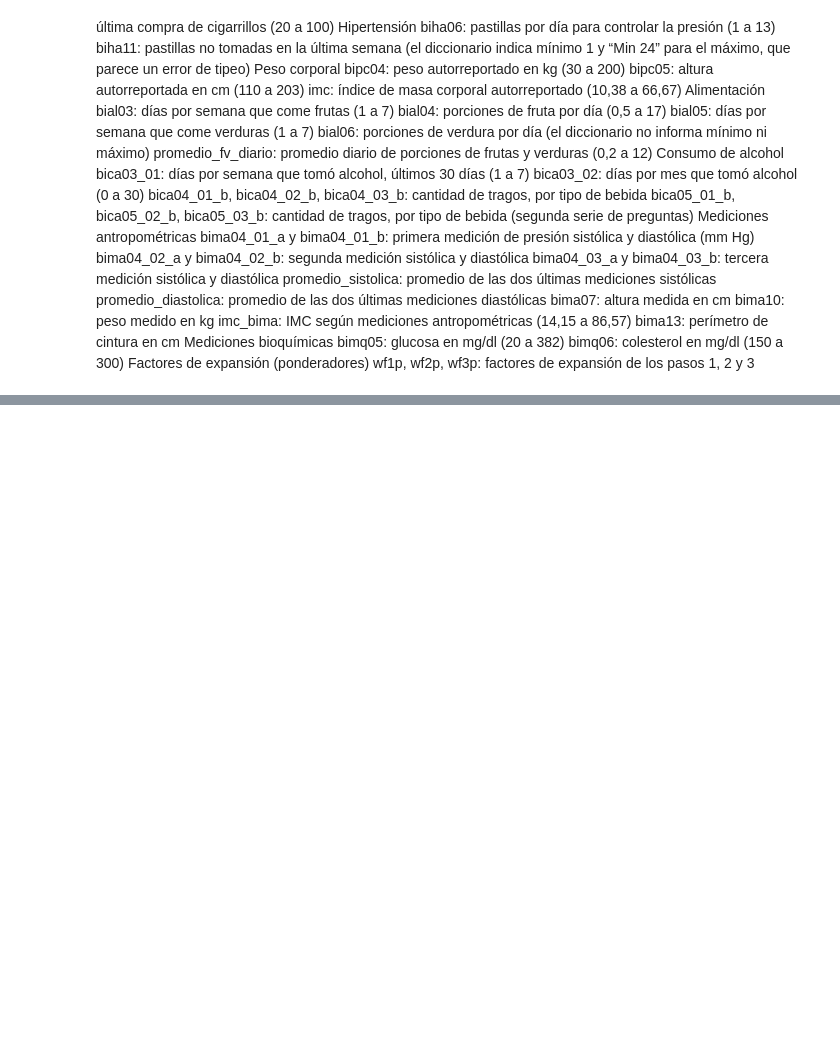
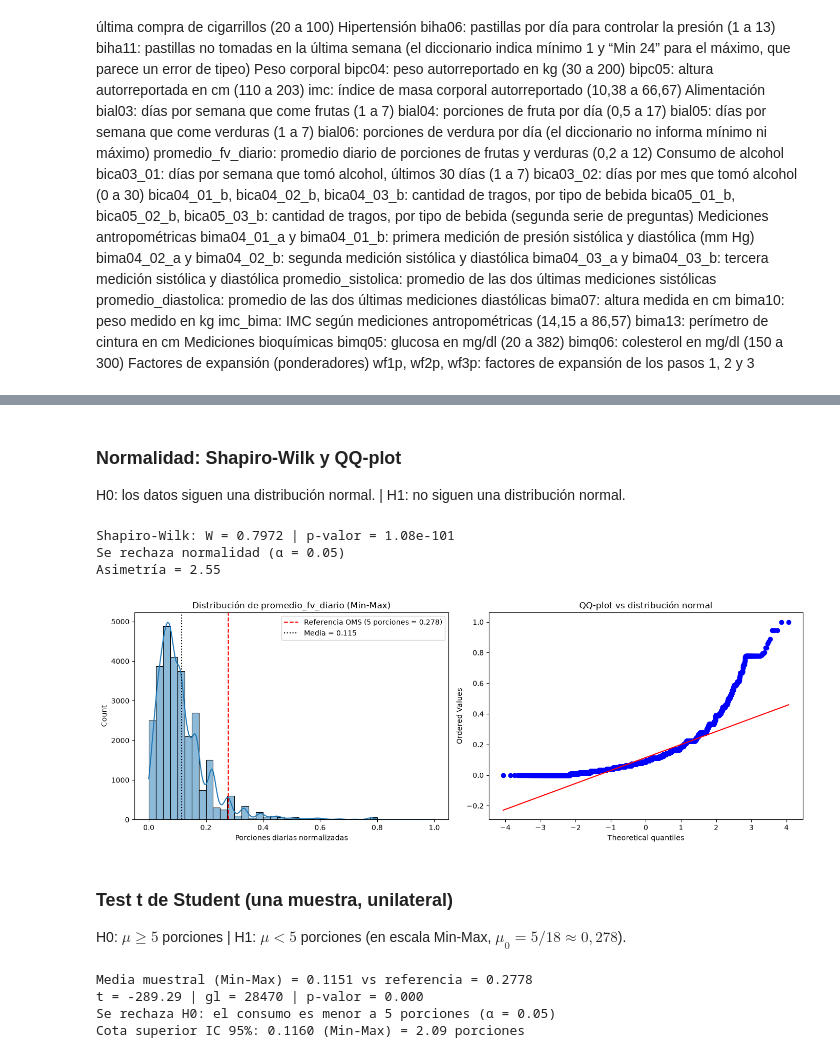
Before and after one commit to fausmurgades/Fundamentos-De-La-Ciencia-De-Datos-TP-Especial, a Jupyter notebook: nacho.ipynb, the cells around one changed output, grey strips where cells are left out. Saved outputs shown, nothing was run; the diff lists cells and outputs as text; code cells hidden in the pictures; blank space fills up the shorter version.

```diff
--- a/nacho.ipynb
+++ b/nacho.ipynb
@@ -1124,0 +1118,4 @@ print("Faltan de cols_cuantitativas:", sorted(set(cols_cuantitativas) - graficad
+# %%
+df_hipotesis_univariada_grupal = raw_data["promedio_fv_diario"].copy()
+
+df_hipotesis_univariada_grupal.describe()
@@ -1124,0 +1136,9 @@ print("Faltan de cols_cuantitativas:", sorted(set(cols_cuantitativas) - graficad
+# %%
+# Normalización Min-Max: x' = (x - min) / (max - min)  ->  escala [0, 1]
+fv = df_hipotesis_univariada_grupal.dropna()
+fv_min, fv_max = fv.min(), fv.max()
+
+fv_minmax = (fv - fv_min) / (fv_max - fv_min)
+
+print(f"min = {fv_min}, max = {fv_max}")
+fv_minmax.describe()
@@ -1124,0 +1156,54 @@ print("Faltan de cols_cuantitativas:", sorted(set(cols_cuantitativas) - graficad
+# %% [markdown]
+### Normalidad: Shapiro-Wilk y QQ-plot
+
+H0: los datos siguen una distribución normal. | H1: no siguen una distribución normal.
+# %%
+from scipy import stats
+
+# Shapiro-Wilk. H0: los datos provienen de una distribución normal
+# (OJO n > 5000)
+w_shapiro, p_shapiro = stats.shapiro(fv_minmax)
+print(f"Shapiro-Wilk: W = {w_shapiro:.4f} | p-valor = {p_shapiro:.3g}")
+print("Se rechaza normalidad" if p_shapiro < 0.05 else "No se rechaza normalidad", "(α = 0.05)")
+print(f"Asimetría mediante skew = {stats.skew(fv_minmax):.2f}")
+
+fig, (ax_h, ax_qq) = plt.subplots(1, 2, figsize=(14, 5))
+
+sns.histplot(fv_minmax, bins=40, kde=True, ax=ax_h)
+ax_h.axvline(ref_minmax, color="red", ls="--", label=f"Referencia OMS (5 porciones = {ref_minmax:.3f})")
+ax_h.axvline(fv_minmax.mean(), color="black", ls=":", label=f"Media = {fv_minmax.mean():.3f}")
+ax_h.set_title("Distribución de promedio_fv_diario (Min-Max)")
+ax_h.set_xlabel("Porciones diarias normalizadas")
+ax_h.legend()
+
+stats.probplot(fv_minmax, dist="norm", plot=ax_qq)
+ax_qq.set_title("QQ-plot vs distribución normal")
+
+plt.tight_layout()
+plt.show()
+# %% [output]
+Shapiro-Wilk: W = 0.7972 | p-valor = 1.08e-101
+Se rechaza normalidad (α = 0.05)
+Asimetría = 2.55
+[figure, added]
+# %% [markdown]
+### Test t de Student (una muestra, unilateral)
+
+H0: $\mu \geq 5$ porciones | H1: $\mu < 5$ porciones (en escala Min-Max, $\mu_0 = 5/18 \approx 0{,}278$).
+# %%
+# Test t de Student de una muestra, unilateral a izquierda
+t_stat, p_t = stats.ttest_1samp(fv_minmax, popmean=ref_minmax, alternative="less")
+gl_t = len(fv_minmax) - 1
+
+print(f"Media muestral (Min-Max) = {fv_minmax.mean():.4f} vs referencia = {ref_minmax:.4f}")
+print(f"t = {t_stat:.2f} | gl = {gl_t} | p-valor = {p_t:.3f}")
+print("Se rechaza H0: el consumo es menor a 5 porciones" if p_t < 0.05 else "No se rechaza H0", "(α = 0.05)")
+
+# Intervalo de confianza unilateral 95% (cota superior), devuelto a porciones
+ic_sup = fv_minmax.mean() + stats.t.ppf(0.95, gl_t) * fv_minmax.std(ddof=1) / np.sqrt(len(fv_minmax))
+print(f"Cota superior IC 95%: {ic_sup:.4f} (Min-Max) = {ic_sup * (fv_max - fv_min) + fv_min:.2f} porciones")
+# %% [output]
+Media muestral (Min-Max) = 0.1151 vs referencia = 0.2778
+t = -289.29 | gl = 28470 | p-valor = 0.000
+Se rechaza H0: el consumo es menor a 5 porciones (α = 0.05)
+Cota superior IC 95%: 0.1160 (Min-Max) = 2.09 porciones
```
Also changed, not shown: parts of 68 cells of this notebook.
